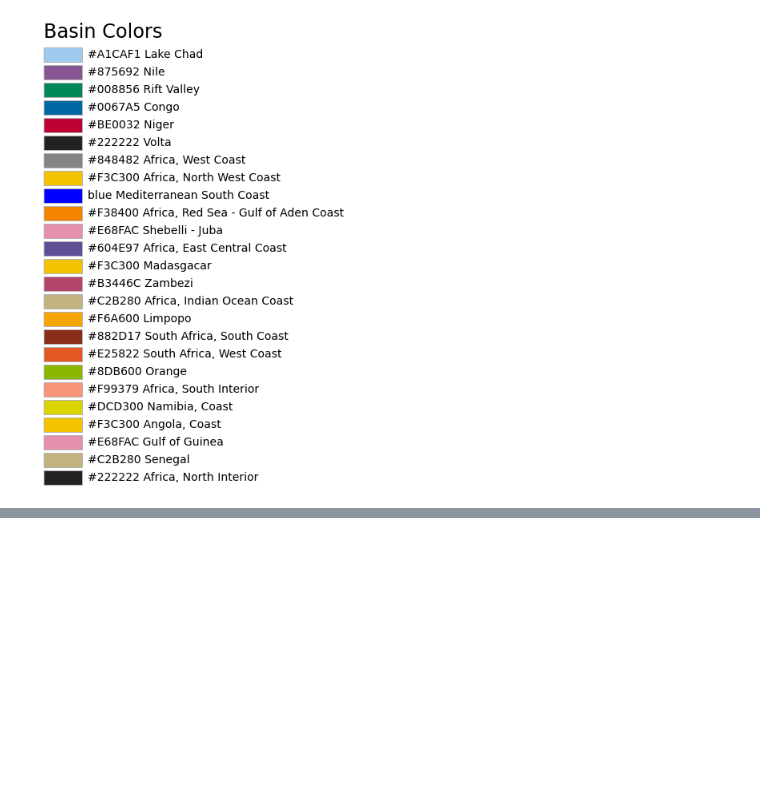
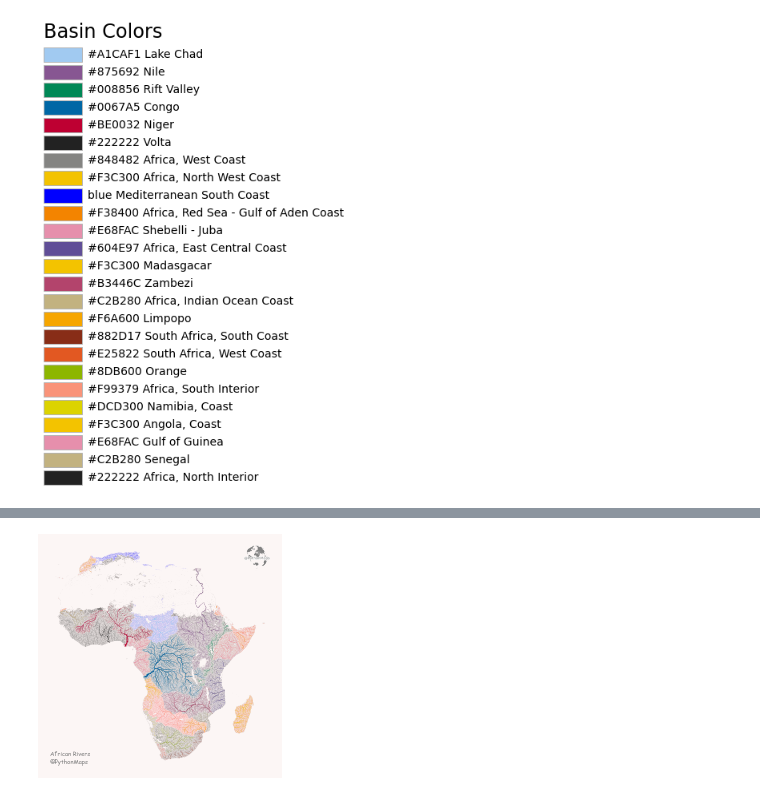
Before and after one commit to symmy596/towards-data-science-articles, a Jupyter notebook: Africa_Rivers/Africa_Rivers_Article.ipynb, the cells around one changed output, grey strips where cells are left out. Drawn from its saved outputs; the diff is of its cells as text; code cells hidden in the pictures; blank space fills up the shorter version.

```diff
--- a/Africa_Rivers/Africa_Rivers_Article.ipynb
+++ b/Africa_Rivers/Africa_Rivers_Article.ipynb
@@ -218,0 +316,23 @@ plt.show()
+# %%
+fig, ax = plt.subplots(facecolor='#FCF6F5FF')
+fig.set_size_inches(3.5, 7)
+
+
+rivers_basins.plot(ax=ax, edgecolor='face', color=rivers_basins['colors'], lw=rivers_basins['LW_DEPTH'])
+africa_lakes.plot(ax=ax, color='#FCF6F5FF')
+
+newax = fig.add_axes([0.83, 0.62, 0.1, 0.1], anchor='NE', zorder=-1)
+newax.imshow(logo)
+newax.axis('off')
+txt = ax.text(0.02, 0.03, "African Rivers \n@PythonMaps",
+              size=6,
+              color='grey',
+              transform = ax.transAxes,
+              fontfamily='fantasy')
+
+ax.axis('off')
+plt.tight_layout()
+plt.savefig("outputs/raw6.png", dpi=600, bbox_inches='tight')
+plt.show()
+# %% [output]
+[figure, added]
```
Also changed, not shown: parts of 19 cells of this notebook, 8 other files.
